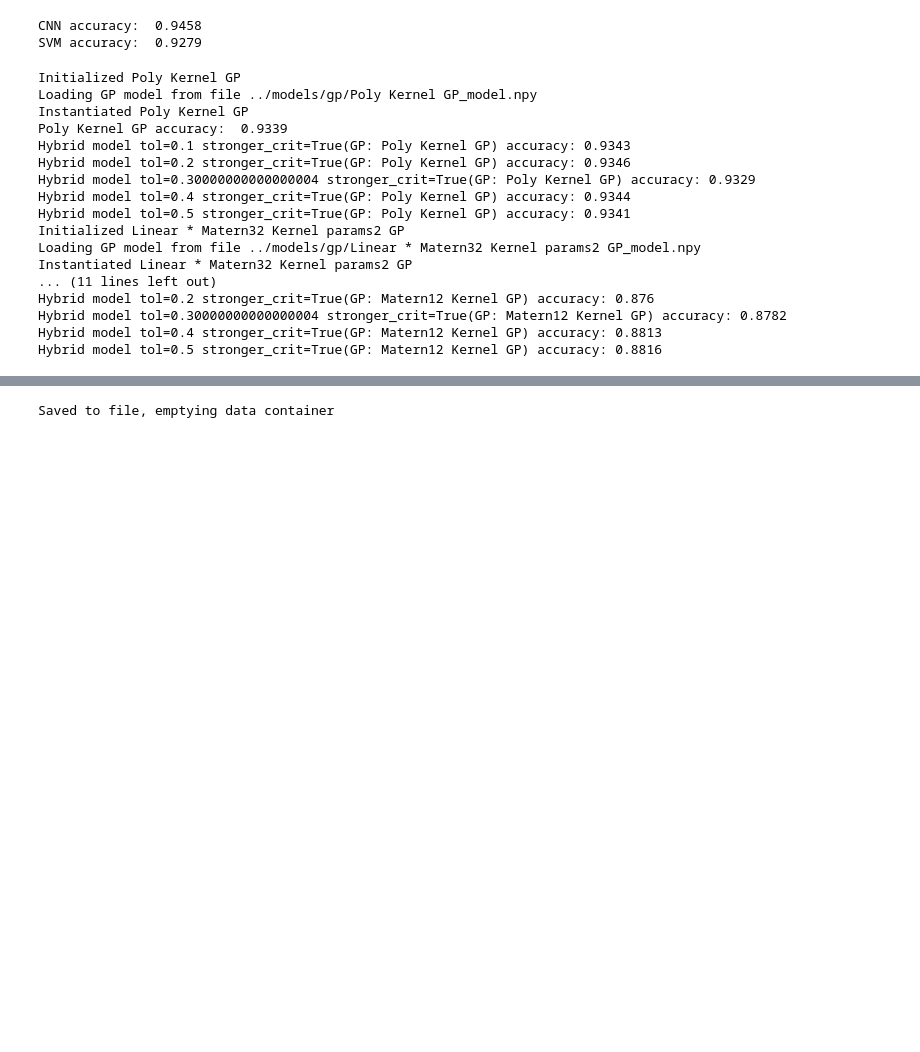
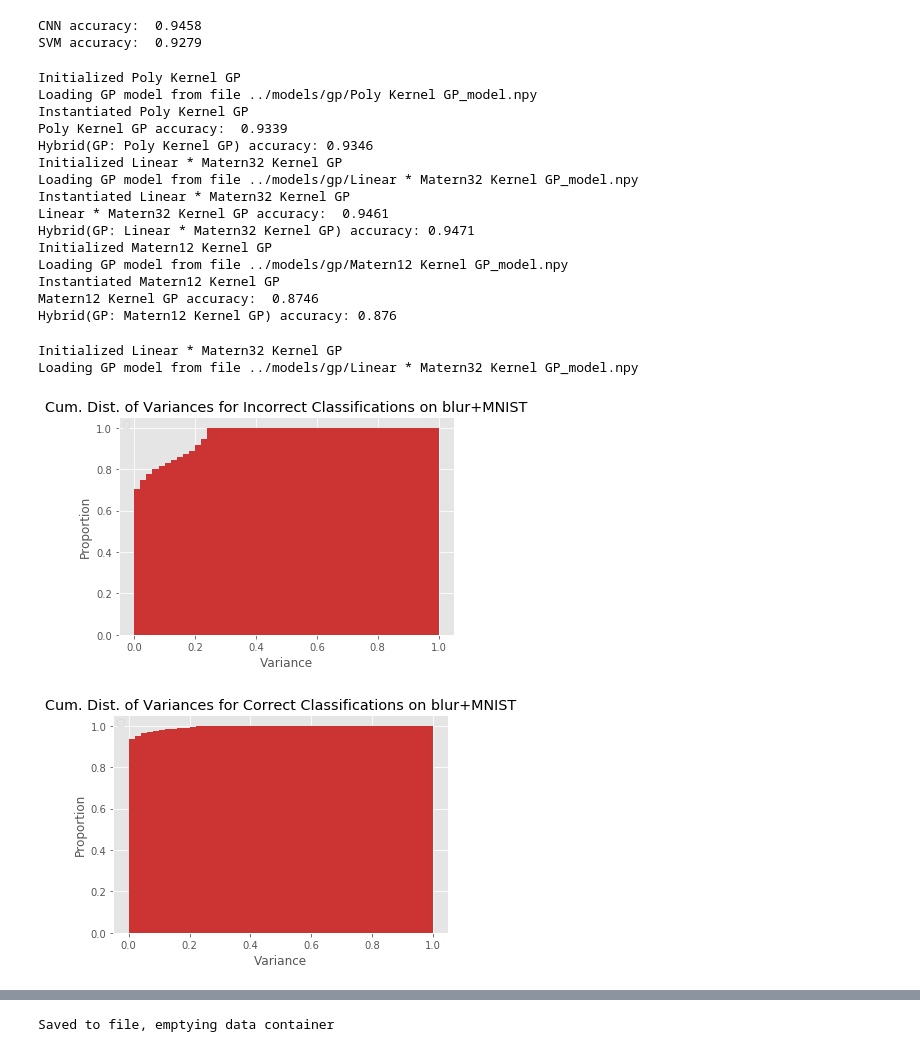
Before and after one commit to flyingsilverfin/CNN_GP_MNIST, a Jupyter notebook: src/Evaluation.ipynb, the cells around one changed output, grey strips where cells are left out. Saved outputs shown, nothing was run; the diff lists cells and outputs as text; code cells hidden in the pictures; blank space fills up the shorter version.

```diff
--- a/src/Evaluation.ipynb
+++ b/src/Evaluation.ipynb
@@ -627,6 +718,9 @@ data.write([record_in, subkey, svm_model.name], blur_svm_accuracy)
 CNN accuracy:  0.9458
 SVM accuracy:  0.9279
 # %%
+accuracies = {}
+accuracies[cnn_model.name] = blur_cnn_accuracy # save for plotting
+
 # GP
 for gp_model_getter in get_gp_model:
     gp_model = gp_model_getter()
@@ -636,6 +730,9 @@ for gp_model_getter in get_gp_model:
     blur_gp_correct = blur_correct_classes == blur_gp_classes
     blur_gp_accuracy = np.count_nonzero(blur_gp_correct) / n
     print(gp_model.name, "accuracy: ", blur_gp_accuracy)
+
+    accuracies[gp_model.name] = blur_gp_accuracy
+
     data.write([record_in, subkey, gp_model.name], blur_gp_accuracy)
 
     for hybrid in hybrid_models:
@@ -646,22 +743,60 @@ for gp_model_getter in get_gp_model:
         hybrid_accuracy = np.count_nonzero(hybrid_correct) / n
         print(name, "accuracy:", hybrid_accuracy)
         data.write([record_in, subkey, name], hybrid_accuracy)
+        if 'Matern32' in gp_model.name:
+            accuracies[hybrid.name] = hybrid_accuracy
     del gp_model # Clear TF session, graph (hopefully)
 # %% [output]
 Initialized Poly Kernel GP
 Loading GP model from file ../models/gp/Poly Kernel GP_model.npy
 Instantiated Poly Kernel GP
 Poly Kernel GP accuracy:  0.9339
-Hybrid model tol=0.1 stronger_crit=True(GP: Poly Kernel GP) accuracy: 0.9343
-Hybrid model tol=0.2 stronger_crit=True(GP: Poly Kernel GP) accuracy: 0.9346
-Hybrid model tol=0.30000000000000004 stronger_crit=True(GP: Poly Kernel GP) accuracy: 0.9329
-Hybrid model tol=0.4 stronger_crit=True(GP: Poly Kernel GP) accuracy: 0.9344
-Hybrid model tol=0.5 stronger_crit=True(GP: Poly Kernel GP) accuracy: 0.9341
-Initialized Linear * Matern32 Kernel params2 GP
-Loading GP model from file ../models/gp/Linear * Matern32 Kernel params2 GP_model.npy
-Instantiated Linear * Matern32 Kernel params2 GP
-... (11 lines left out)
-Hybrid model tol=0.2 stronger_crit=True(GP: Matern12 Kernel GP) accuracy: 0.876
-Hybrid model tol=0.30000000000000004 stronger_crit=True(GP: Matern12 Kernel GP) accuracy: 0.8782
-Hybrid model tol=0.4 stronger_crit=True(GP: Matern12 Kernel GP) accuracy: 0.8813
-Hybrid model tol=0.5 stronger_crit=True(GP: Matern12 Kernel GP) accuracy: 0.8816
+Hybrid(GP: Poly Kernel GP) accuracy: 0.9346
+Initialized Linear * Matern32 Kernel GP
+Loading GP model from file ../models/gp/Linear * Matern32 Kernel GP_model.npy
+Instantiated Linear * Matern32 Kernel GP
+Linear * Matern32 Kernel GP accuracy:  0.9461
+Hybrid(GP: Linear * Matern32 Kernel GP) accuracy: 0.9471
+Initialized Matern12 Kernel GP
+Loading GP model from file ../models/gp/Matern12 Kernel GP_model.npy
+Instantiated Matern12 Kernel GP
+Matern12 Kernel GP accuracy:  0.8746
+Hybrid(GP: Matern12 Kernel GP) accuracy: 0.876
+# %%
+combined_model = get_gp_model[1]()
+blur_gp_mu, blur_gp_var = combined_model.predict_batch(blur_feats)
+blur_gp_classes = np.argmax(blur_gp_mu, axis=1)
+blur_gp_correct = blur_correct_classes == blur_gp_classes
+
+correct_mus, correct_vars = blur_gp_mu[blur_gp_correct], blur_gp_var[blur_gp_correct]
+incorrect_mus, incorrect_vars = blur_gp_mu[~blur_gp_correct], blur_gp_var[~blur_gp_correct]
+
+make_histogram(incorrect_vars.reshape(-1),
+               bins=50,
+               end=1.0,
+               density=True,
+               cum=True,
+               x_label="Variance",
+               y_label="Proportion",
+               color=[0.8, 0.2, 0.2],
+               legend_loc="upper left",
+               title="Cum. Dist. of Variances for Incorrect Classifications on blur+MNIST",
+               save='../results/figs/nmnist/blur_incorrect_variances_combined.pdf')
+plt.show()
+make_histogram(correct_vars.reshape(-1),
+               bins=50,
+               end=1.0,
+               density=True,
+               cum=True,
+               x_label="Variance",
+               y_label="Proportion",
+               color=[0.8, 0.2, 0.2],
+               legend_loc="upper left",
+               title="Cum. Dist. of Variances for Correct Classifications on blur+MNIST",
+               save='../results/figs/nmnist/blur_correct_variances_combined.pdf')
+plt.show()
+# %% [output]
+Initialized Linear * Matern32 Kernel GP
+Loading GP model from file ../models/gp/Linear * Matern32 Kernel GP_model.npy
+[figure, added]
+[figure, added]
```
Also changed, not shown: parts of 21 cells of this notebook, 25 other files.
